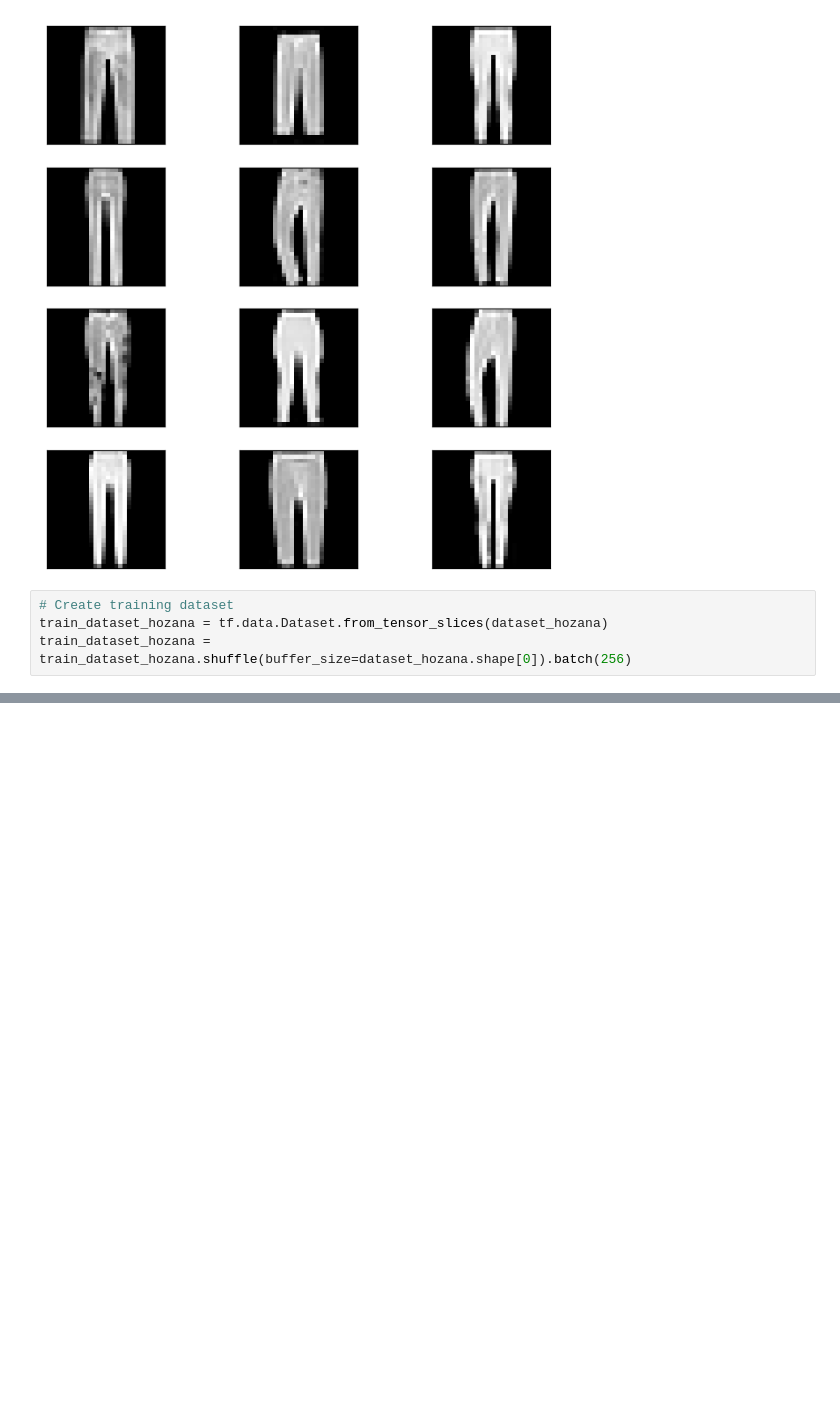
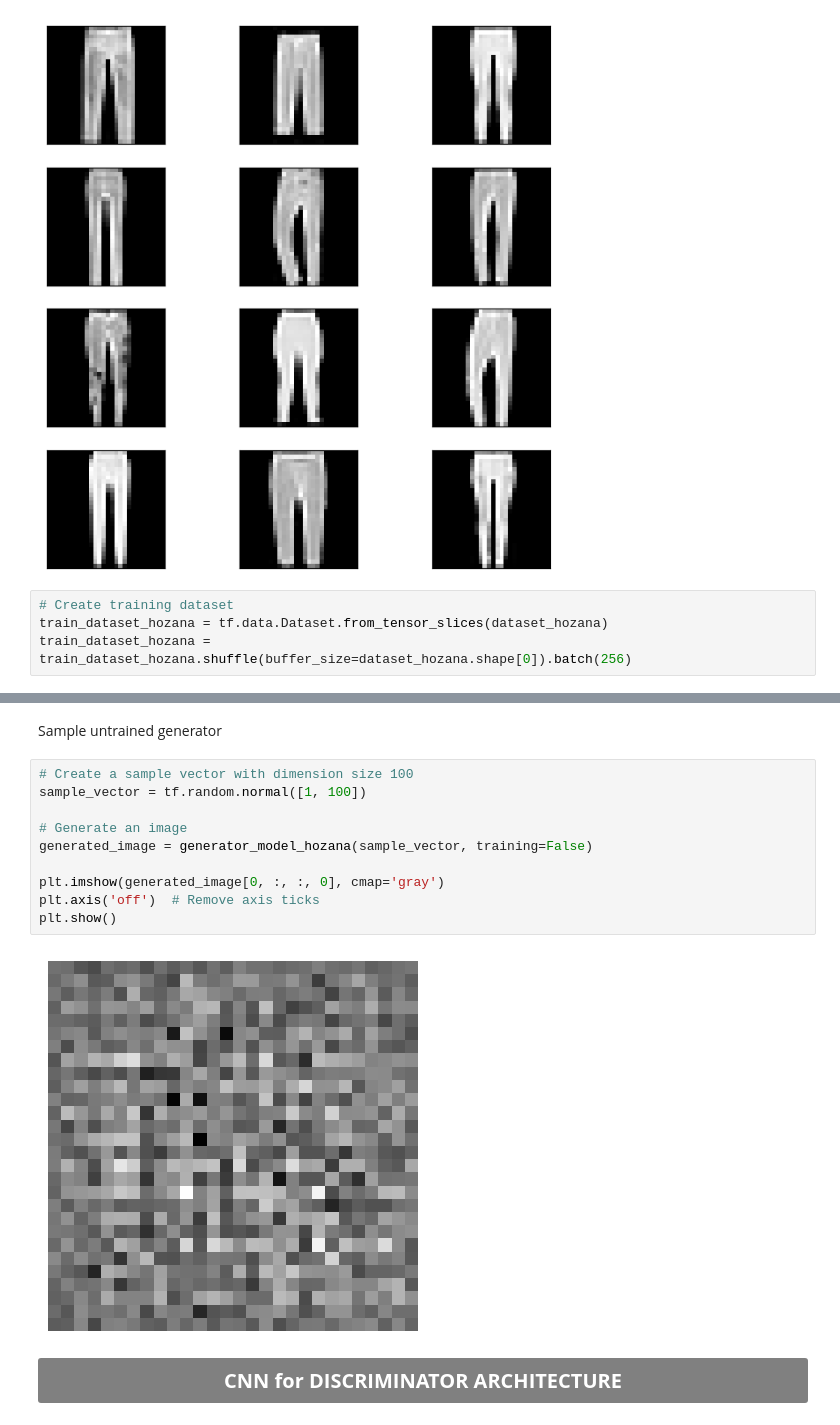
Before and after one commit to LilaReisAnalytics/GenAdvNet, a Jupyter notebook: hozana_lab4.ipynb, the cells around one changed output, grey strips where cells are left out. Saved outputs shown, nothing was run; the diff lists cells and outputs as text; blank space fills up the shorter version.

```diff
--- a/hozana_lab4.ipynb
+++ b/hozana_lab4.ipynb
@@ -112,0 +156,20 @@ You must install pydot (`pip install pydot`) and install graphviz (see instructi
+# %% [markdown]
+Sample untrained generator
+# %%
+# Create a sample vector with dimension size 100
+sample_vector = tf.random.normal([1, 100])
+
+# Generate an image
+generated_image = generator_model_hozana(sample_vector, training=False)
+
+plt.imshow(generated_image[0, :, :, 0], cmap='gray')
+plt.axis('off')  # Remove axis ticks
+plt.show()
+# %% [output]
+[figure, added]
+# %% [markdown]
+
+
+<div class="alert alert-block alert-success" style="color: white; background-color: gray; font-size: 20px; text-align: center;">
+    <b>CNN for DISCRIMINATOR ARCHITECTURE</b>
+</div>
```
Also changed, not shown: parts of 20 cells of this notebook, 4 other files.
